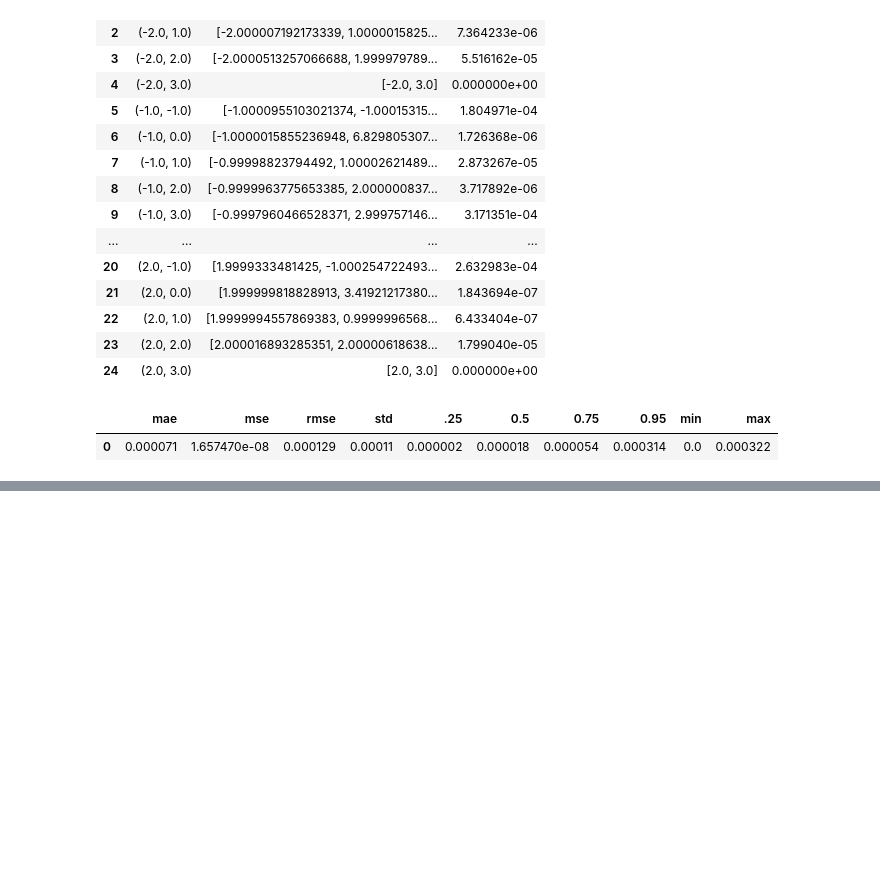
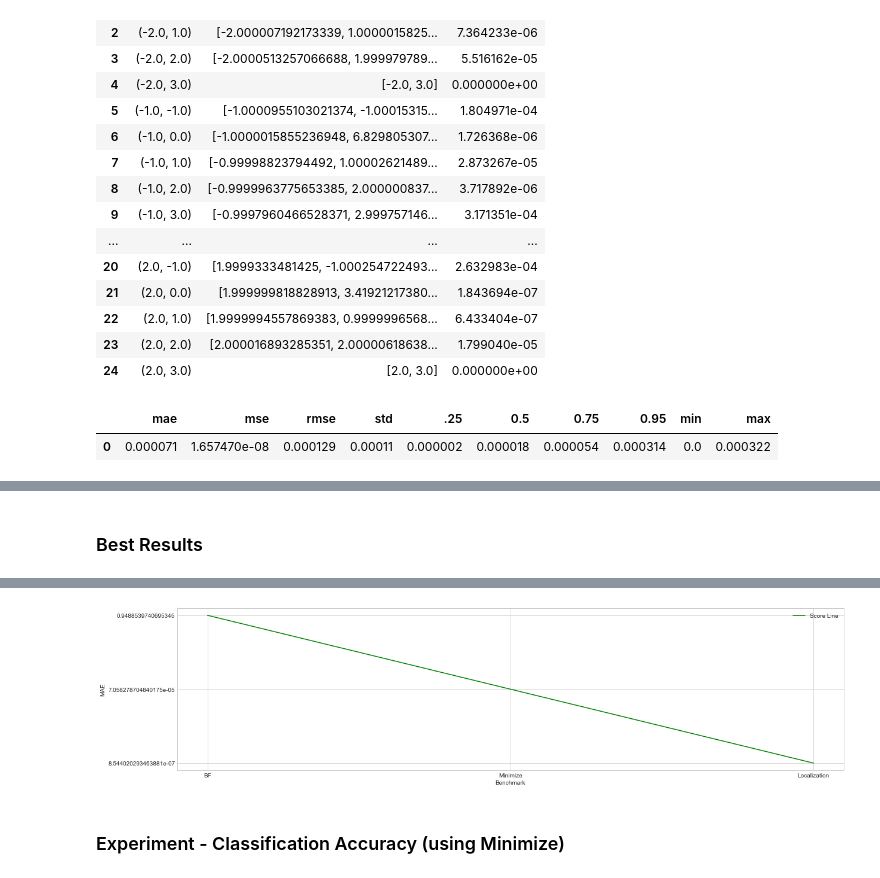
Before and after one commit to rui-pedro-porfirio/IndoorApp, a Jupyter notebook: Server/Notebooks/TRILATERATION/TrilaterationNotebook.ipynb, the cells around one changed output, grey strips where cells are left out. Saved outputs shown, nothing was run; the diff lists cells and outputs as text; code cells hidden in the pictures; blank space fills up the shorter version.

```diff
--- a/Server/Notebooks/TRILATERATION/TrilaterationNotebook.ipynb
+++ b/Server/Notebooks/TRILATERATION/TrilaterationNotebook.ipynb
@@ -1051,6 +1092,9 @@ plt.show()
 | 2 | 1.0445417658397018 | 1.3060000000000005 | 1.1428035701729324 | 0.4731680676308352 | 0.7810249675906635 | 1.1045361017187272 | 1.2041594578792298 | 1.927575163482057 | 0.22360679774997996 | 2.0591260281974018 | 0.10 meters |
 | 1 | 1.0474765038847378 | 1.3 | 1.140175425099138 | 0.45961144573592344 | 0.7071067811865476 | 1.0 | 1.118033988749895 | 1.8999999999999986 | 0.0 | 2.23606797749979 | 0.5 meters |
 [figure]
+# %%
+final_results = list()
+final_results.append(results.sort_values(by=['mae']).head(1).values[0])
 # %% [markdown]
 ### Experiment - Least Square Methods (Using Scipy Minimize Function)
 # %%
@@ -1142,6 +1186,9 @@ stats = structure_data(result)
 results_stats.append(stats)
 statistics = pd.DataFrame(columns=statistical_cols,data=results_stats)
 display(statistics)
+to_append=statistics.sort_values(by=['mae']).head(1).values[0]
+to_append = np.append(to_append,'Minimize')
+final_results.append(to_append)
 # %% [output]
 X: -2.0
 Y: -1.0
@@ -1181,0 +1342,15 @@ GUESSED: [2. 3.]
+# %% [markdown]
+### Best Results
+# %%
+statistical_cols = ['mae','mse','rmse','std','.25','0.5','0.75','0.95','min','max','type']
+results_regression = pd.DataFrame(data=final_results,columns=statistical_cols)
+types=['BF','Minimize','Localization']
+display(results_regression.sort_values(by=['mae']))
+plt.figure(figsize=(20,5))
+plt.plot(types,results_regression['mae'],color='green',label='Score Line')
+plt.xlabel('Benchmark')
+plt.ylabel('MAE')
+plt.legend(loc='upper right')
+plt.gca().invert_yaxis()
+plt.show()
+# %% [output]
@@ -1181,0 +1361,3 @@ GUESSED: [2. 3.]
+[figure, added]
+# %% [markdown]
+### Experiment - Classification Accuracy (using Minimize)
```
Also changed, not shown: parts of 12 cells of this notebook, 3 other files.
